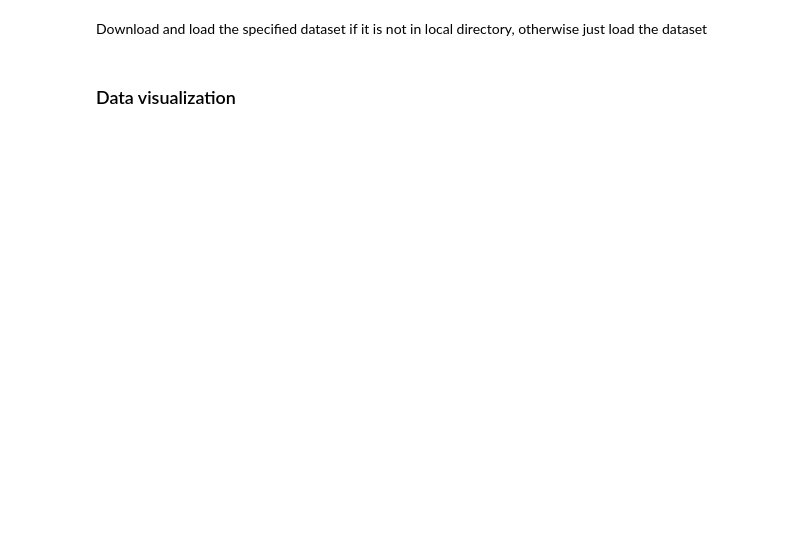
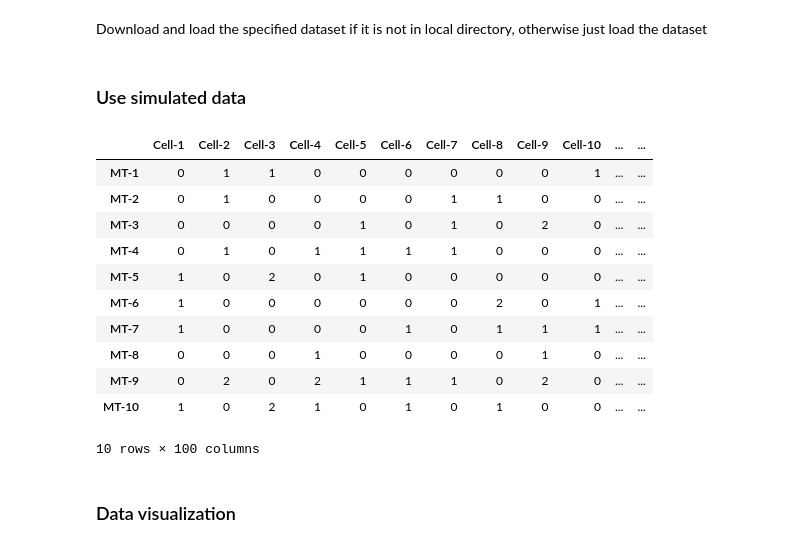
Before and after one commit to qwerty239qwe/scTenifoldpy, a Jupyter notebook: docs/source/1_data.ipynb, the cells around one changed output. Saved outputs shown, nothing was run; the diff lists cells and outputs as text; code cells hidden in the pictures; blank space fills up the shorter version.

```diff
--- a/docs/source/1_data.ipynb
+++ b/docs/source/1_data.ipynb
@@ -18,0 +25,2 @@ AD_datasets[""]
+# %% [markdown]
+### Use simulated data
@@ -19,3 +31,18 @@ AD_datasets[""]
+# %%
+sim_data.head(10)
+# %% [output]
+|  | Cell-1 | Cell-2 | Cell-3 | Cell-4 | Cell-5 | Cell-6 | Cell-7 | Cell-8 | Cell-9 | Cell-10 | ... | ... |
+| MT-1 | 0 | 1 | 1 | 0 | 0 | 0 | 0 | 0 | 0 | 1 | ... | ... |
+| MT-2 | 0 | 1 | 0 | 0 | 0 | 0 | 1 | 1 | 0 | 0 | ... | ... |
+| MT-3 | 0 | 0 | 0 | 0 | 1 | 0 | 1 | 0 | 2 | 0 | ... | ... |
+| MT-4 | 0 | 1 | 0 | 1 | 1 | 1 | 1 | 0 | 0 | 0 | ... | ... |
+| MT-5 | 1 | 0 | 2 | 0 | 1 | 0 | 0 | 0 | 0 | 0 | ... | ... |
+| MT-6 | 1 | 0 | 0 | 0 | 0 | 0 | 0 | 2 | 0 | 1 | ... | ... |
+| MT-7 | 1 | 0 | 0 | 0 | 0 | 1 | 0 | 1 | 1 | 1 | ... | ... |
+| MT-8 | 0 | 0 | 0 | 1 | 0 | 0 | 0 | 0 | 1 | 0 | ... | ... |
+| MT-9 | 0 | 2 | 0 | 2 | 1 | 1 | 1 | 0 | 2 | 0 | ... | ... |
+| MT-10 | 1 | 0 | 2 | 1 | 0 | 1 | 0 | 1 | 0 | 0 | ... | ... |
+10 rows × 100 columns
 # %% [markdown]
 ### Data visualization
 # %%
```
Also changed, not shown: parts of 12 cells of this notebook, 8 other files.
